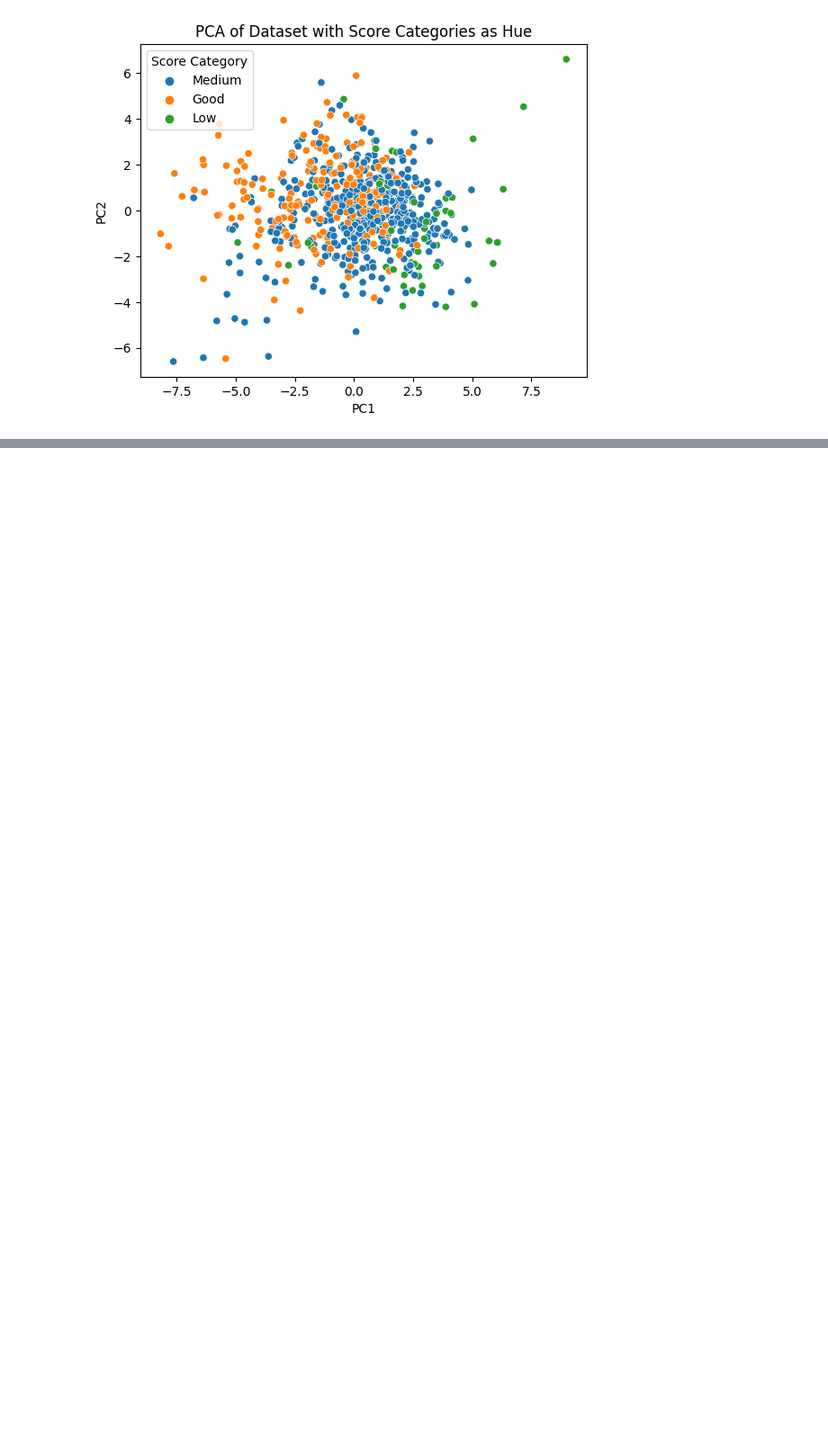
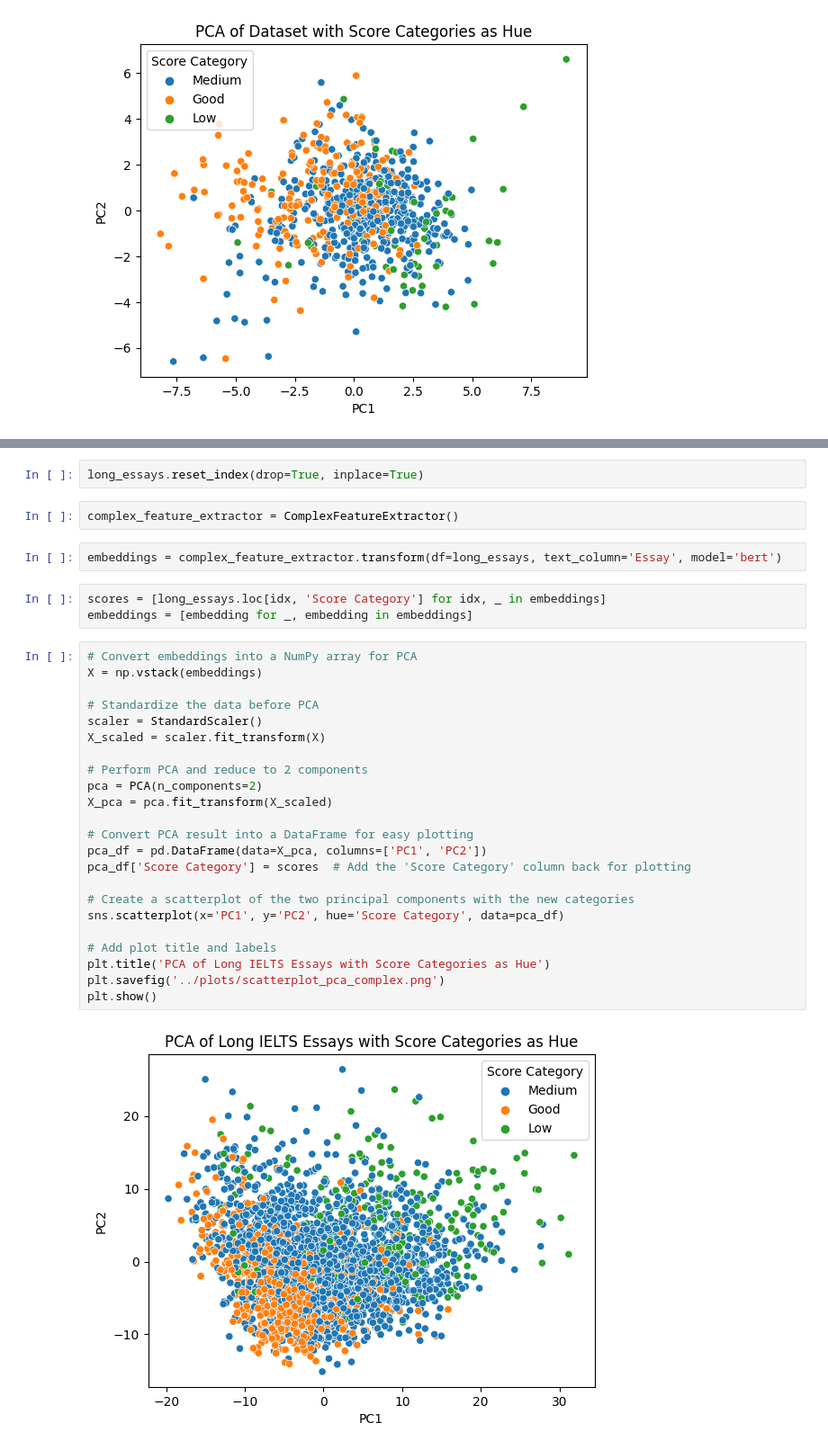
Before and after one commit to gderiddershanghai/Group-201, a Jupyter notebook: notebooks/ginger_proposal_eda.ipynb, the cells around one changed output, grey strips where cells are left out. Shown at 90% size. Drawn from its saved outputs; the diff is of its cells as text; blank space fills up the shorter version.

```diff
--- a/notebooks/ginger_proposal_eda.ipynb
+++ b/notebooks/ginger_proposal_eda.ipynb
@@ -351,0 +407,34 @@ from complex_features2 import ComplexFeatureExtractor
+# %%
+long_essays.reset_index(drop=True, inplace=True)
+# %%
+complex_feature_extractor = ComplexFeatureExtractor()
+# %%
+embeddings = complex_feature_extractor.transform(df=long_essays, text_column='Essay', model='bert')
+# %%
+scores = [long_essays.loc[idx, 'Score Category'] for idx, _ in embeddings]
+embeddings = [embedding for _, embedding in embeddings]
+# %%
+# Convert embeddings into a NumPy array for PCA
+X = np.vstack(embeddings)
+
+# Standardize the data before PCA
+scaler = StandardScaler()
+X_scaled = scaler.fit_transform(X)
+
+# Perform PCA and reduce to 2 components
+pca = PCA(n_components=2)
+X_pca = pca.fit_transform(X_scaled)
+
+# Convert PCA result into a DataFrame for easy plotting
+pca_df = pd.DataFrame(data=X_pca, columns=['PC1', 'PC2'])
+pca_df['Score Category'] = scores  # Add the 'Score Category' column back for plotting
+
+# Create a scatterplot of the two principal components with the new categories
+sns.scatterplot(x='PC1', y='PC2', hue='Score Category', data=pca_df)
+
+# Add plot title and labels
+plt.title('PCA of Long IELTS Essays with Score Categories as Hue')
+plt.savefig('../plots/scatterplot_pca_complex.png')
+plt.show()
+# %% [output]
+[figure, added]
```
Also changed, not shown: parts of 12 cells of this notebook, 4 other files.
